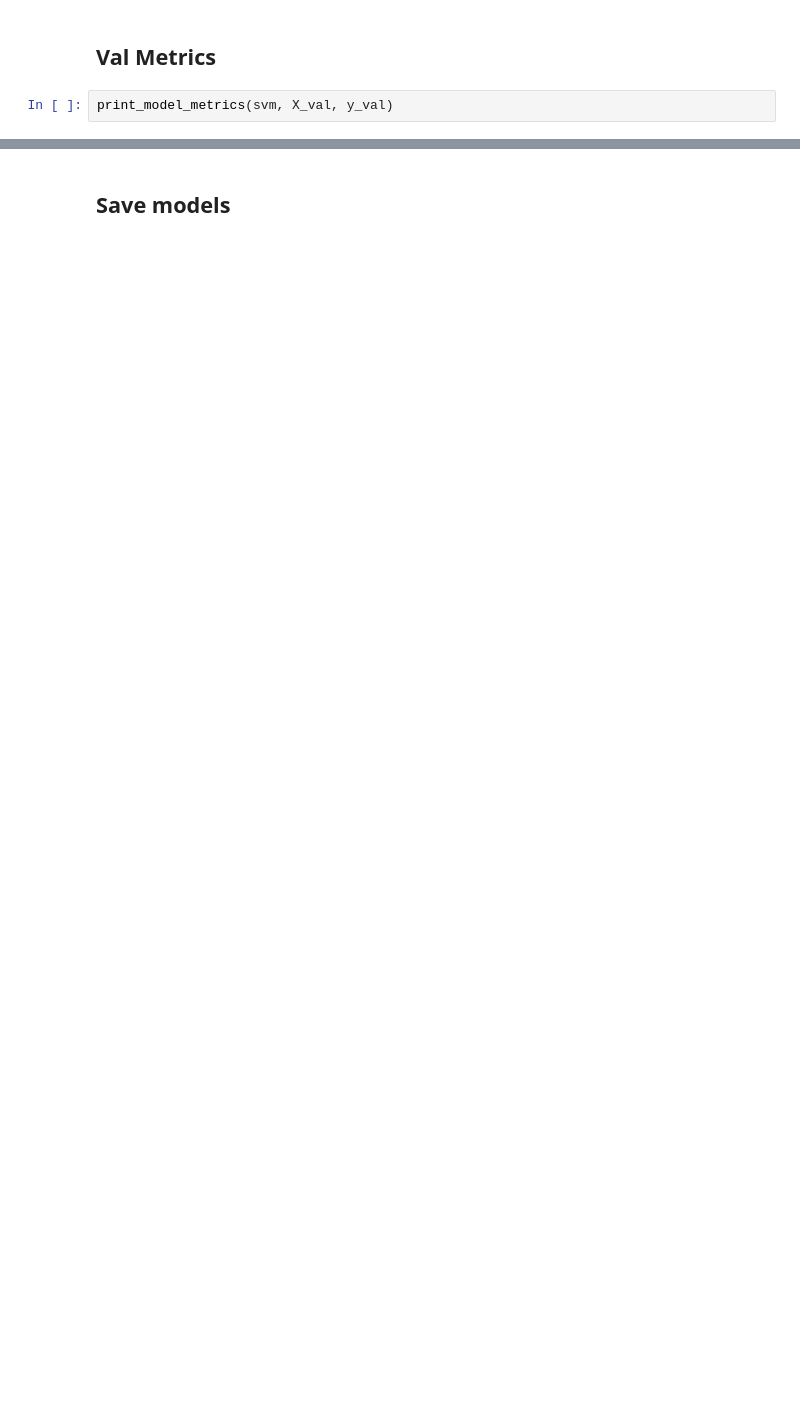
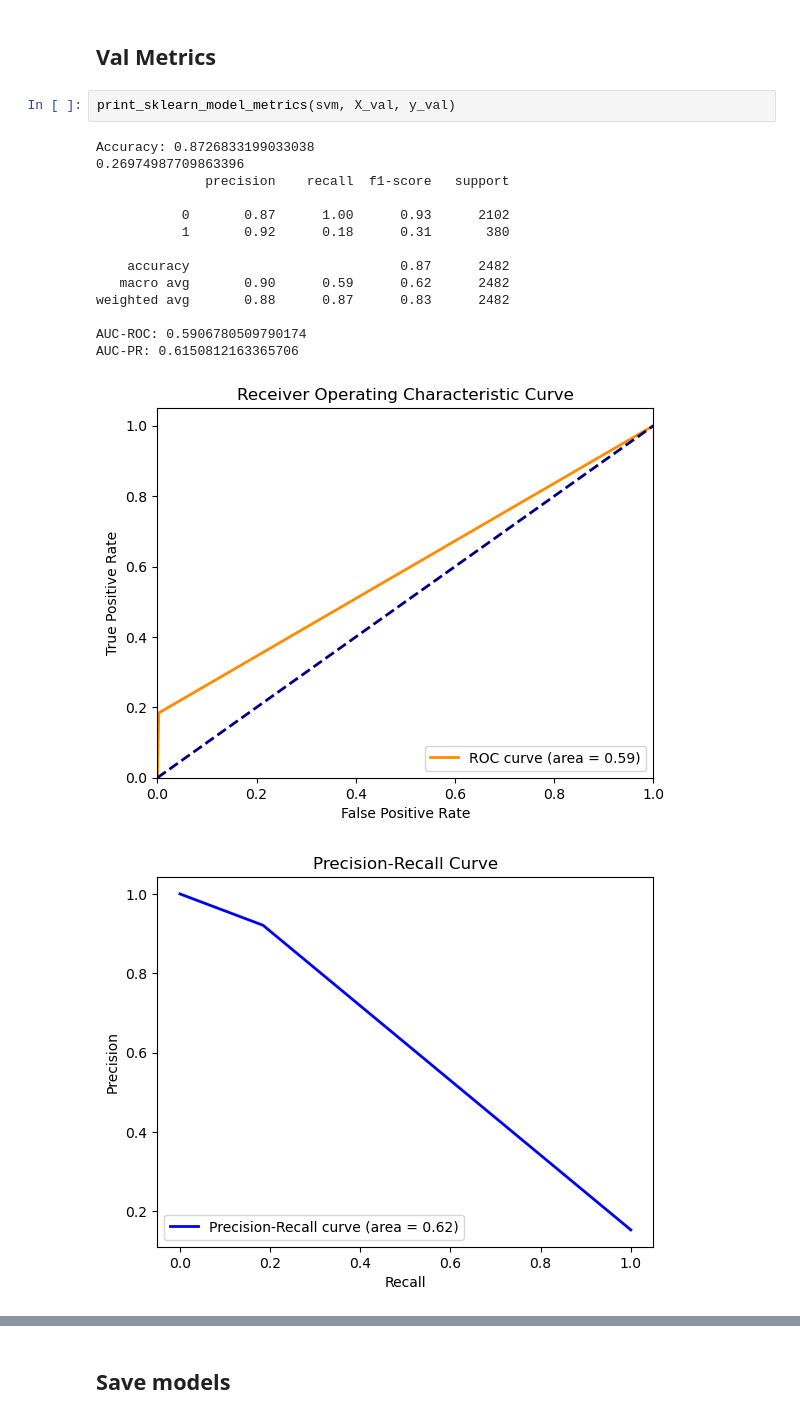
Before and after one commit to jose-2001/AIForIMUParkinsonData, a Jupyter notebook: notebooks/models/s4-tremor-features-models.ipynb, the cells around one changed output, grey strips where cells are left out. Drawn from its saved outputs; the diff is of its cells as text; blank space fills up the shorter version.

```diff
--- a/notebooks/models/s4-tremor-features-models.ipynb
+++ b/notebooks/models/s4-tremor-features-models.ipynb
@@ -56,4 +117,20 @@ print_model_metrics(gboost, X_train, y_train)
 # %% [markdown]
 ## Val Metrics
 # %%
-print_model_metrics(svm, X_val, y_val)
+print_sklearn_model_metrics(svm, X_val, y_val)
+# %% [output]
+Accuracy: 0.8726833199033038
+0.26974987709863396
+              precision    recall  f1-score   support
+
+           0       0.87      1.00      0.93      2102
+           1       0.92      0.18      0.31       380
+
+    accuracy                           0.87      2482
+   macro avg       0.90      0.59      0.62      2482
+weighted avg       0.88      0.87      0.83      2482
+
+AUC-ROC: 0.5906780509790174
+AUC-PR: 0.6150812163365706
+[figure, added]
+[figure, added]
```
Also changed, not shown: parts of 9 cells of this notebook.
